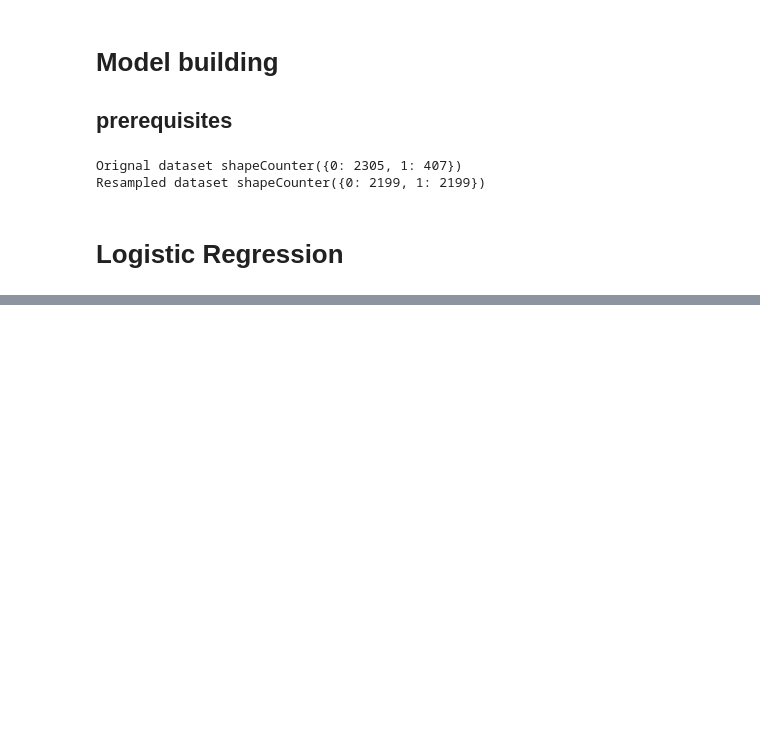
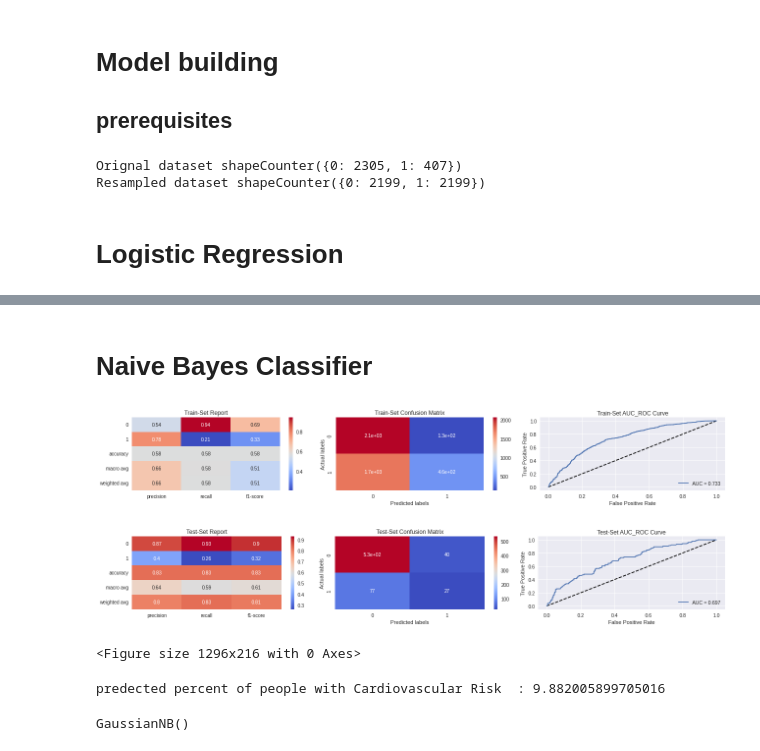
Before and after one commit to nehal35/Cardiovascular_Risk_Prediction_Capstone_Project, a Jupyter notebook: Cardiovascular_Risk_Prediction_Capstone_Project.ipynb, the cells around one changed output, grey strips where cells are left out. Cells and saved outputs as stored; diff of their text form; code cells hidden in the pictures; blank space fills up the shorter version.

```diff
--- a/Cardiovascular_Risk_Prediction_Capstone_Project.ipynb
+++ b/Cardiovascular_Risk_Prediction_Capstone_Project.ipynb
@@ -531 +533,15 @@ predected percent of people with Cardiovascular Risk  : 41.150442477876105
 LogisticRegression(max_iter=10000)
+# %% [markdown]
+# **Naive Bayes Classifier**
+# %%
+#naive bayes
+gnb = GaussianNB()
+
+# Analysing the model
+analyse_model(gnb,  X_smote, X_test, y_smote, y_test)
+# %% [output]
+[figure, added]
+[figure, added]
+<Figure size 1296x216 with 0 Axes>
+predected percent of people with Cardiovascular Risk  : 9.882005899705016
+GaussianNB()
```
Also changed, not shown: parts of 13 cells of this notebook.
